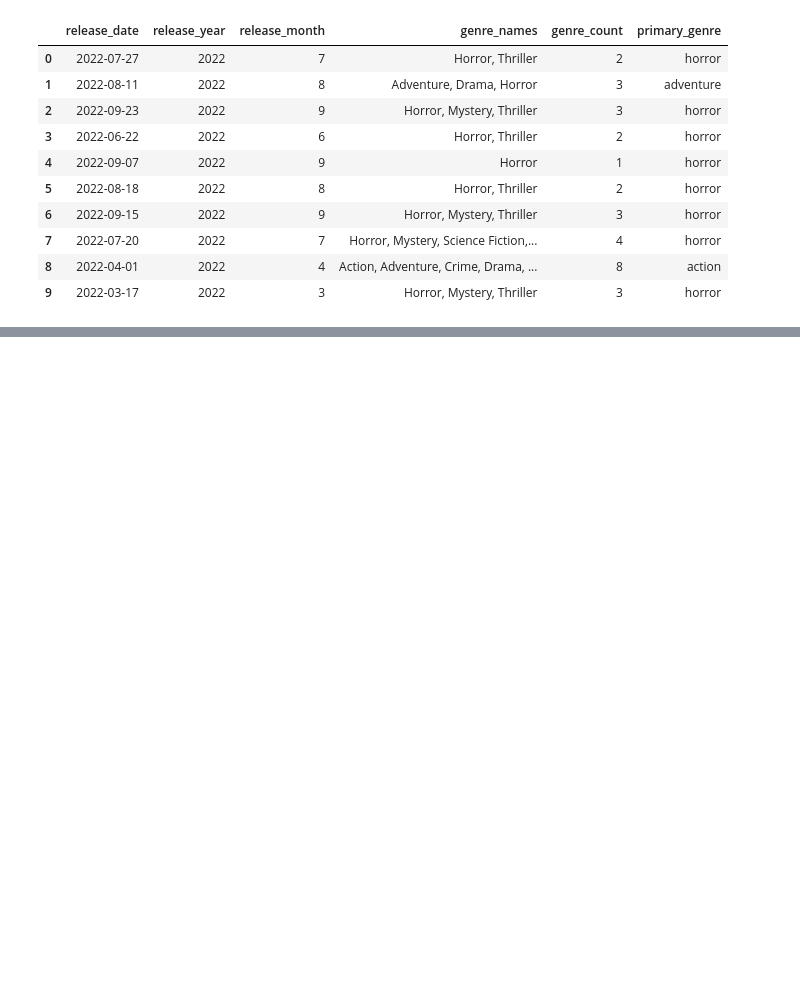
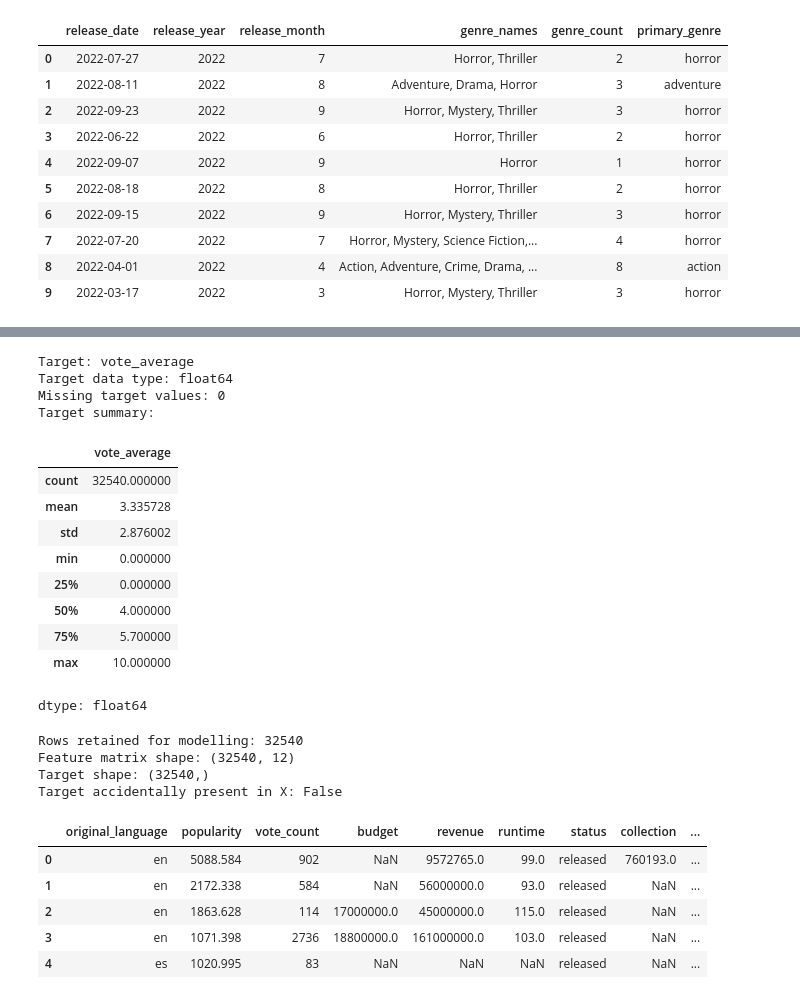
Before and after one commit to alameenShameer/Horror_Movie_EDA_Preprocessing, a Jupyter notebook: Horror_Movie_EDA_Preprocessing.ipynb, the cells around one changed output, grey strips where cells are left out. Cells and saved outputs as stored; diff of their text form; code cells hidden in the pictures; blank space fills up the shorter version.

```diff
--- a/Horror_Movie_EDA_Preprocessing.ipynb
+++ b/Horror_Movie_EDA_Preprocessing.ipynb
@@ -431,0 +547,54 @@ display(df_clean[[
+# %%
+TARGET_COLUMN = "vote_average"
+
+# Ensure the selected target is numeric.
+df_clean[TARGET_COLUMN] = pd.to_numeric(df_clean[TARGET_COLUMN], errors="coerce")
+
+print("Target:", TARGET_COLUMN)
+print("Target data type:", df_clean[TARGET_COLUMN].dtype)
+print("Missing target values:", int(df_clean[TARGET_COLUMN].isna().sum()))
+print("Target summary:")
+display(df_clean[TARGET_COLUMN].describe())
+
+# A supervised model needs a known target value for every retained row.
+df_model = df_clean.dropna(subset=[TARGET_COLUMN]).copy()
+y = df_model[TARGET_COLUMN].copy()
+
+# Exclude the target and non-predictive / unsuitable columns from X.
+drop_from_features = [
+    TARGET_COLUMN, "id", "original_title", "title", "overview", "tagline",
+    "release_date", "poster_path", "backdrop_path",
+    "genre_names", "collection_name", "adult"
+]
+X_raw = df_model.drop(columns=[c for c in drop_from_features if c in df_model.columns])
+
+print("Rows retained for modelling:", len(df_model))
+print("Feature matrix shape:", X_raw.shape)
+print("Target shape:", y.shape)
+print("Target accidentally present in X:", TARGET_COLUMN in X_raw.columns)
+display(X_raw.head())
+# %% [output]
+Target: vote_average
+Target data type: float64
+Missing target values: 0
+Target summary:
+|  | vote_average |
+| count | 32540.000000 |
+| mean | 3.335728 |
+| std | 2.876002 |
+| min | 0.000000 |
+| 25% | 0.000000 |
+| 50% | 4.000000 |
+| 75% | 5.700000 |
+| max | 10.000000 |
+dtype: float64
+Rows retained for modelling: 32540
+Feature matrix shape: (32540, 12)
+Target shape: (32540,)
+Target accidentally present in X: False
+|  | original_language | popularity | vote_count | budget | revenue | runtime | status | collection | ... |
+| 0 | en | 5088.584 | 902 | NaN | 9572765.0 | 99.0 | released | 760193.0 | ... |
+| 1 | en | 2172.338 | 584 | NaN | 56000000.0 | 93.0 | released | NaN | ... |
+| 2 | en | 1863.628 | 114 | 17000000.0 | 45000000.0 | 115.0 | released | NaN | ... |
+| 3 | en | 1071.398 | 2736 | 18800000.0 | 161000000.0 | 103.0 | released | NaN | ... |
+| 4 | es | 1020.995 | 83 | NaN | NaN | NaN | released | NaN | ... |
```
Also changed, not shown: parts of 8 cells of this notebook.
